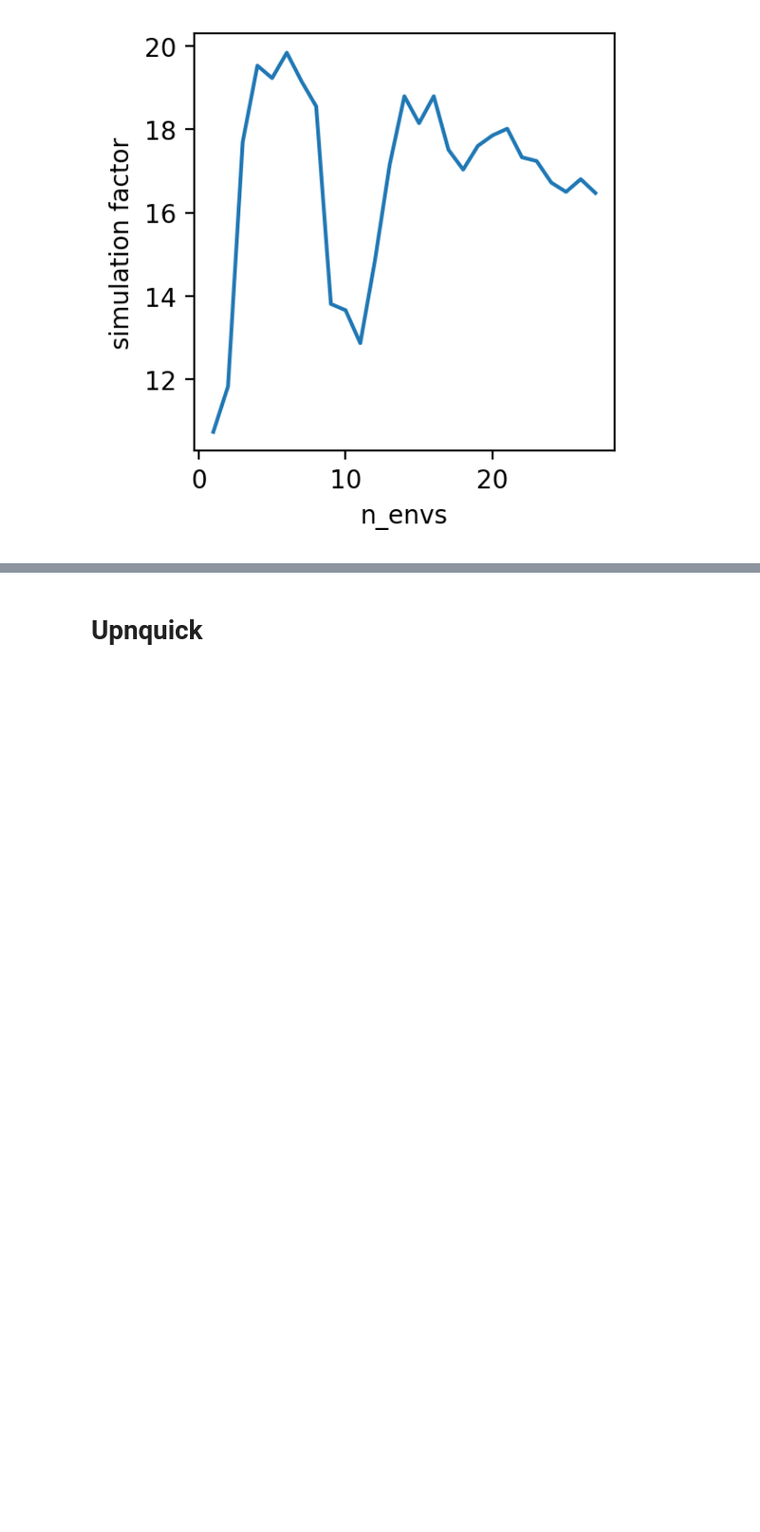
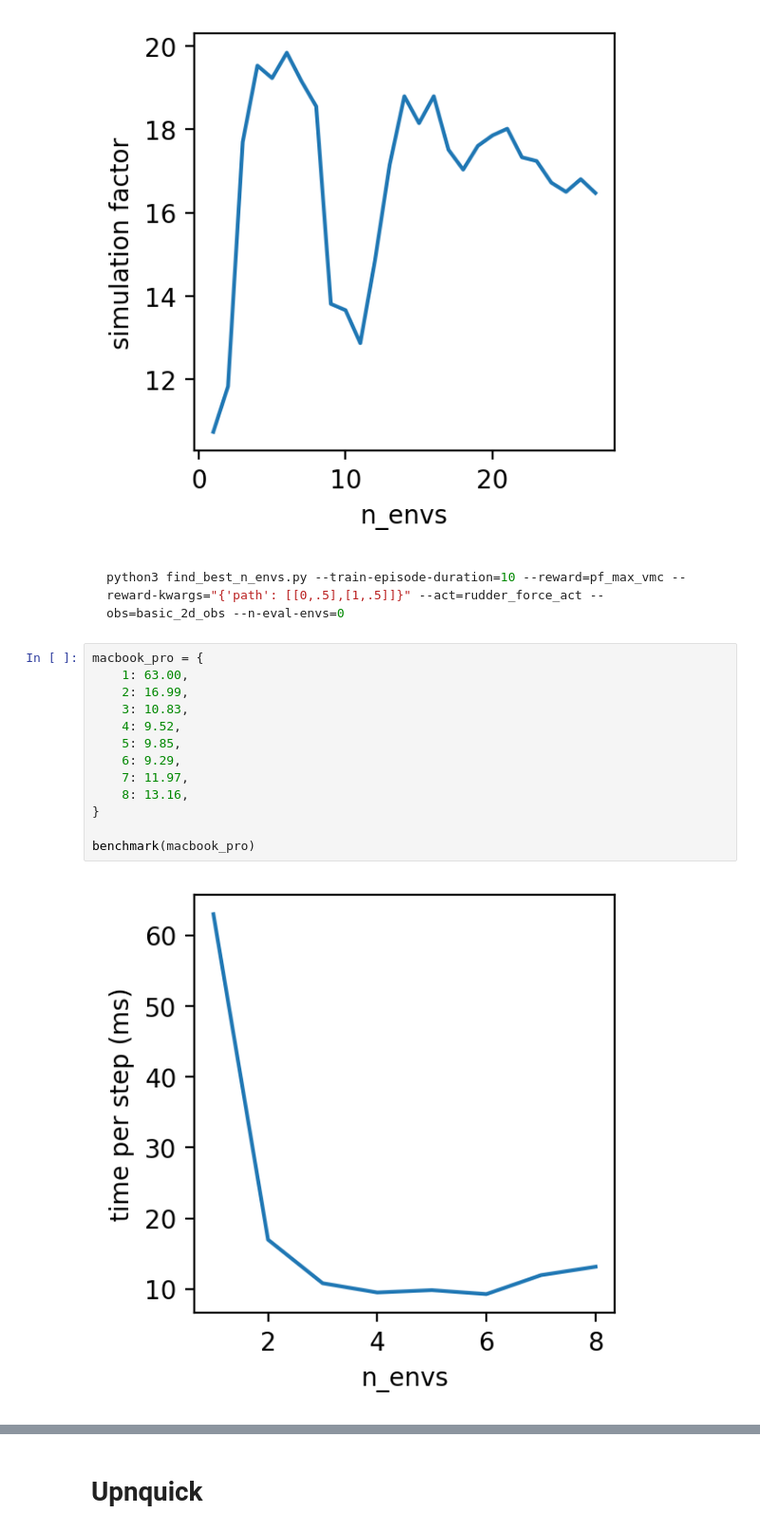
Before and after one commit to lucasmrdt/sailboat-drl, a Jupyter notebook: notebooks/benchmark.ipynb, the cells around one changed output, grey strips where cells are left out. Shown: that part at 95% size. Drawn from its saved outputs; the diff is of its cells as text; blank space fills up the shorter version.

````diff
--- a/notebooks/benchmark.ipynb
+++ b/notebooks/benchmark.ipynb
@@ -105,3 +99,22 @@ benchmark(macbook_pro)
 [figure]
 [figure]
 [figure]
+# %% [markdown]
+```bash
+python3 find_best_n_envs.py --train-episode-duration=10 --reward=pf_max_vmc --reward-kwargs="{'path': [[0,.5],[1,.5]]}" --act=rudder_force_act --obs=basic_2d_obs --n-eval-envs=0
+```
+# %%
+macbook_pro = {
+    1: 63.00,
+    2: 16.99,
+    3: 10.83,
+    4: 9.52,
+    5: 9.85,
+    6: 9.29,
+    7: 11.97,
+    8: 13.16,
+}
+
+benchmark(macbook_pro)
+# %% [output]
+[figure, added]
````
Also changed, not shown: parts of 3 cells of this notebook, 8 other files.
